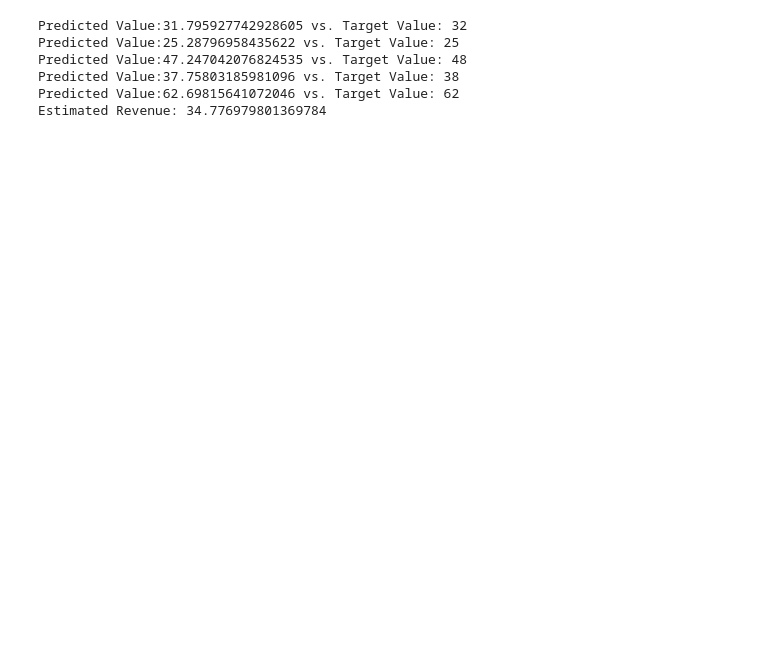
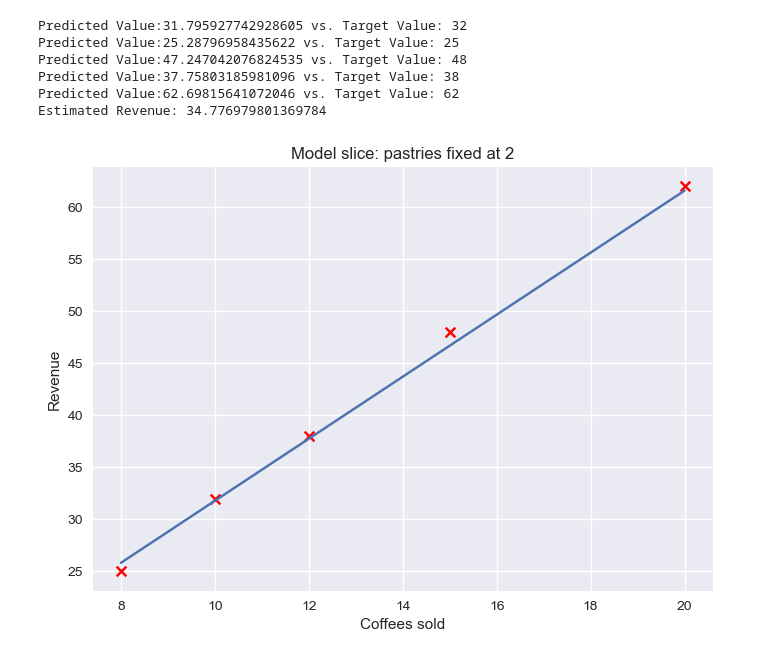
Before and after one commit to EfeBerke/machineLearningProjects, a Jupyter notebook: LinearRegression/coffeeShopRevenuePredictor.ipynb, the cells around one changed output. Drawn from its saved outputs; the diff is of its cells as text; code cells hidden in the pictures; blank space fills up the shorter version.

Commit message:
plotting coffees sold- revenue using projection method(fixed pastries)

```diff
--- a/LinearRegression/coffeeShopRevenuePredictor.ipynb
+++ b/LinearRegression/coffeeShopRevenuePredictor.ipynb
@@ -14,6 +14,8 @@ Build a multiple linear regression model from scratch to learn:
 
 import numpy as np
 import copy
+import matplotlib.pyplot as plt
+plt.style.use('seaborn-v0_8')
 
 X = np.array([
     [10, 2],   # Day 1: 10 coffees, 2 pastries
@@ -94,30 +96,45 @@ def gradient_descent(X, y, w_initial, b_initial, alpha, num_iter, gradient_func)
 
 n = X.shape[0]
 w = np.zeros(2)
 b = 0.0
 
 # Gradient Descent Algorithm
 # Required Output: For each day -> Predicted Value and Actual Value
 predicted_w, predicted_b = gradient_descent(
     X, y, w, b,
     0.01, 1000,
     compute_gradient
 )
 
 for i in range(n):
     print(f"Predicted Value:{np.dot(X[i], predicted_w) + predicted_b} vs. Target Value: {y[i]}")
 
 
 # New Day Estimation
 new_day = np.array([11, 2])   # 11 coffees, 2 pastries
 
 print(f"Estimated Revenue: {np.dot(new_day, predicted_w) + predicted_b}")
 
 # Task 2: plot the data points and the linear function
+
+fixed_pastries = 2
+# For smooth line - (Not effective in this example!)
+coff = np.linspace(X[:,0].min(), X[:,0].max(), 100)
+
+pred_line = predicted_w[0]*coff + predicted_w[1]*fixed_pastries + predicted_b
+
+plt.scatter(X[:,0], y, marker='x', c = "r")
+plt.plot(coff, pred_line)
+
+plt.xlabel("Coffees sold")
+plt.ylabel("Revenue")
+plt.title("Model slice: pastries fixed at 2")
+plt.show()
 # %% [output]
 Predicted Value:31.795927742928605 vs. Target Value: 32
 Predicted Value:25.28796958435622 vs. Target Value: 25
 Predicted Value:47.247042076824535 vs. Target Value: 48
 Predicted Value:37.75803185981096 vs. Target Value: 38
 Predicted Value:62.69815641072046 vs. Target Value: 62
 Estimated Revenue: 34.776979801369784
+[figure, added]
```
